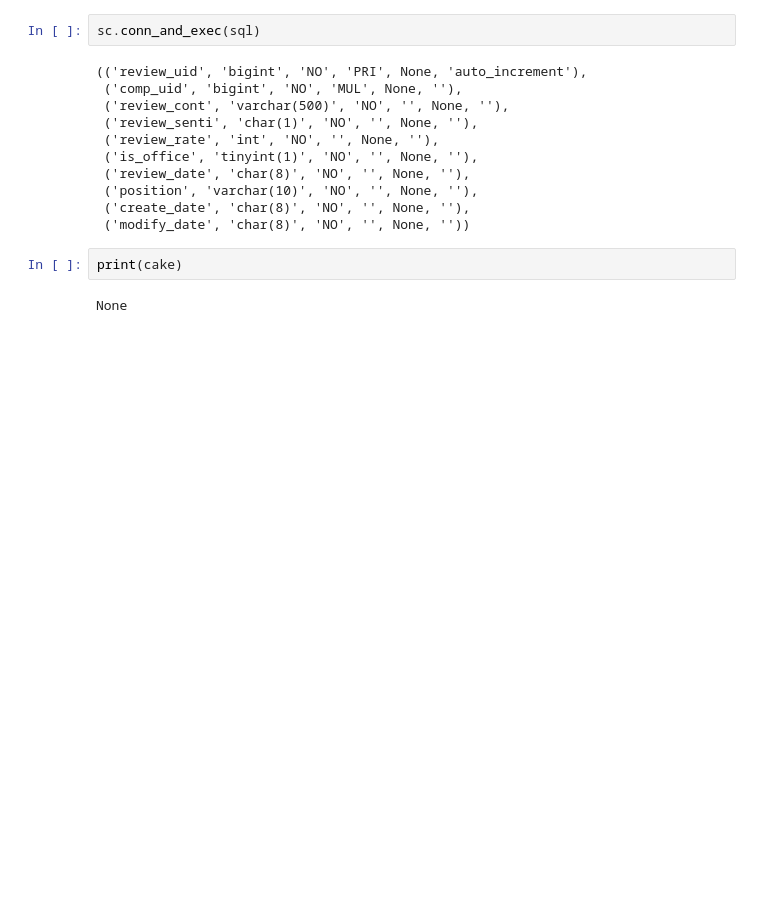
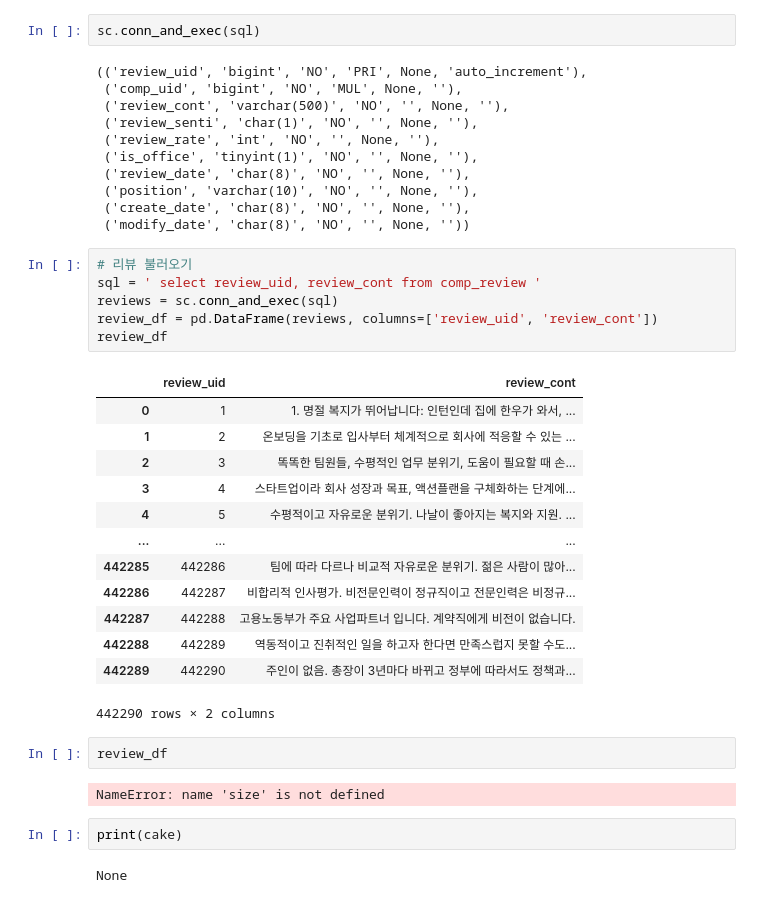
Before and after one commit to parking-place/EZPZ_Project, a Jupyter notebook: scheduler/exist_comp_recruit_crawl_server.ipynb, the cells around one changed output. Cells and saved outputs as stored; diff of their text form; blank space fills up the shorter version.

```diff
--- a/scheduler/exist_comp_recruit_crawl_server.ipynb
+++ b/scheduler/exist_comp_recruit_crawl_server.ipynb
@@ -35,6 +79,30 @@ sc.conn_and_exec(sql)
  ('position', 'varchar(10)', 'NO', '', None, ''),
  ('create_date', 'char(8)', 'NO', '', None, ''),
  ('modify_date', 'char(8)', 'NO', '', None, ''))
+# %%
+# 리뷰 불러오기
+sql = ' select review_uid, review_cont from comp_review '
+reviews = sc.conn_and_exec(sql)
+review_df = pd.DataFrame(reviews, columns=['review_uid', 'review_cont'])
+review_df
+# %% [output]
+|  | review_uid | review_cont |
+| 0 | 1 | 1. 명절 복지가 뛰어납니다: 인턴인데 집에 한우가 와서, ... |
+| 1 | 2 | 온보딩을 기초로 입사부터 체계적으로 회사에 적응할 수 있는 ... |
+| 2 | 3 | 똑똑한 팀원들, 수평적인 업무 분위기, 도움이 필요할 때 손... |
+| 3 | 4 | 스타트업이라 회사 성장과 목표, 액션플랜을 구체화하는 단계에... |
+| 4 | 5 | 수평적이고 자유로운 분위기. 나날이 좋아지는 복지와 지원. ... |
+| ... | ... | ... |
+| 442285 | 442286 | 팀에 따라 다르나 비교적 자유로운 분위기. 젊은 사람이 많아... |
+| 442286 | 442287 | 비합리적 인사평가. 비전문인력이 정규직이고 전문인력은 비정규... |
+| 442287 | 442288 | 고용노동부가 주요 사업파트너 입니다. 계약직에게 비전이 없습니다. |
+| 442288 | 442289 | 역동적이고 진취적인 일을 하고자 한다면 만족스럽지 못할 수도... |
+| 442289 | 442290 | 주인이 없음. 총장이 3년마다 바뀌고 정부에 따라서도 정책과... |
+442290 rows × 2 columns
+# %%
+review_df
+# %% [output]
+NameError: name 'size' is not defined
 # %%
 print(cake)
 # %% [output]
```
Also changed, not shown: parts of 5 cells of this notebook, 9 other files.
